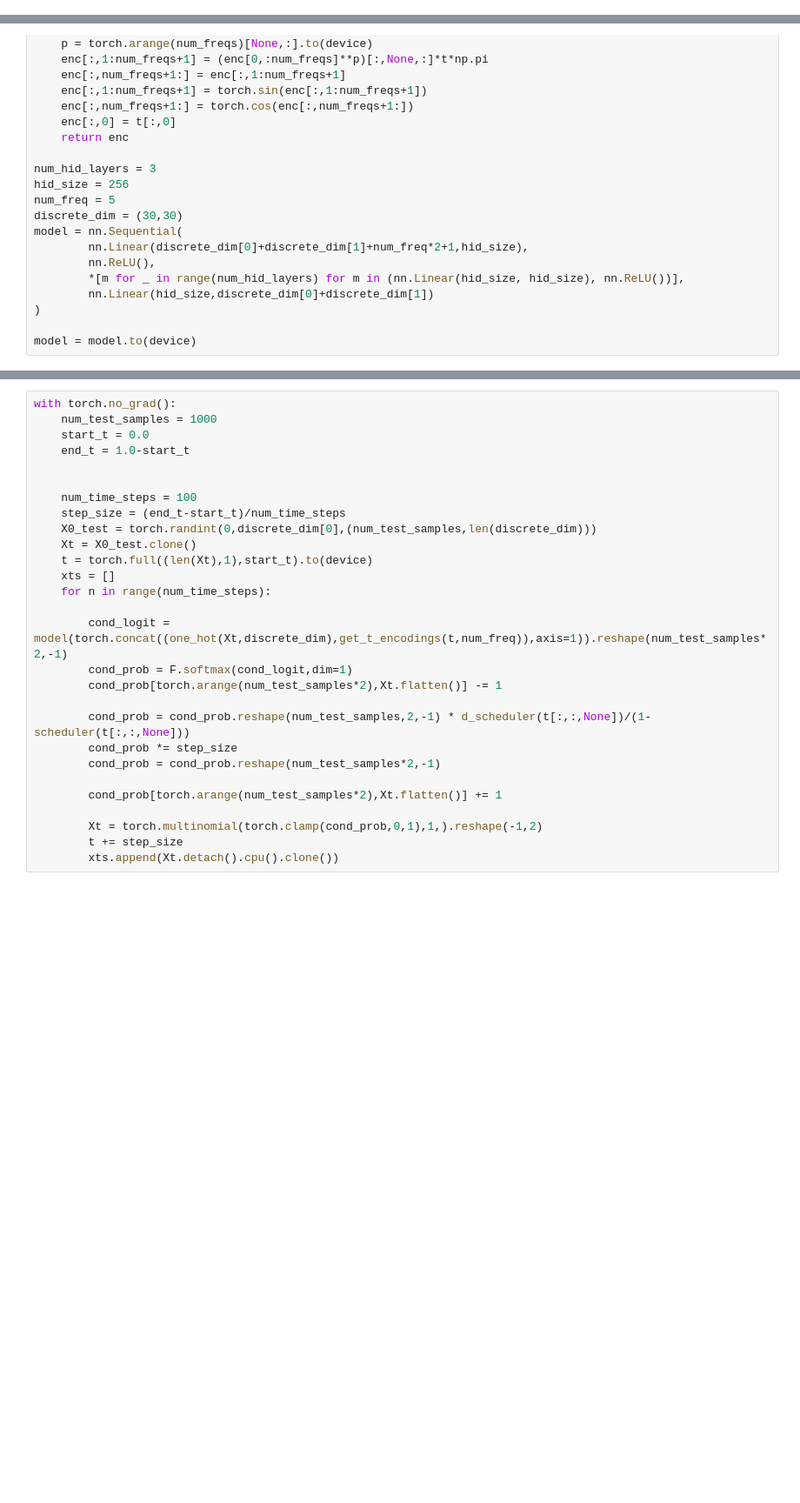
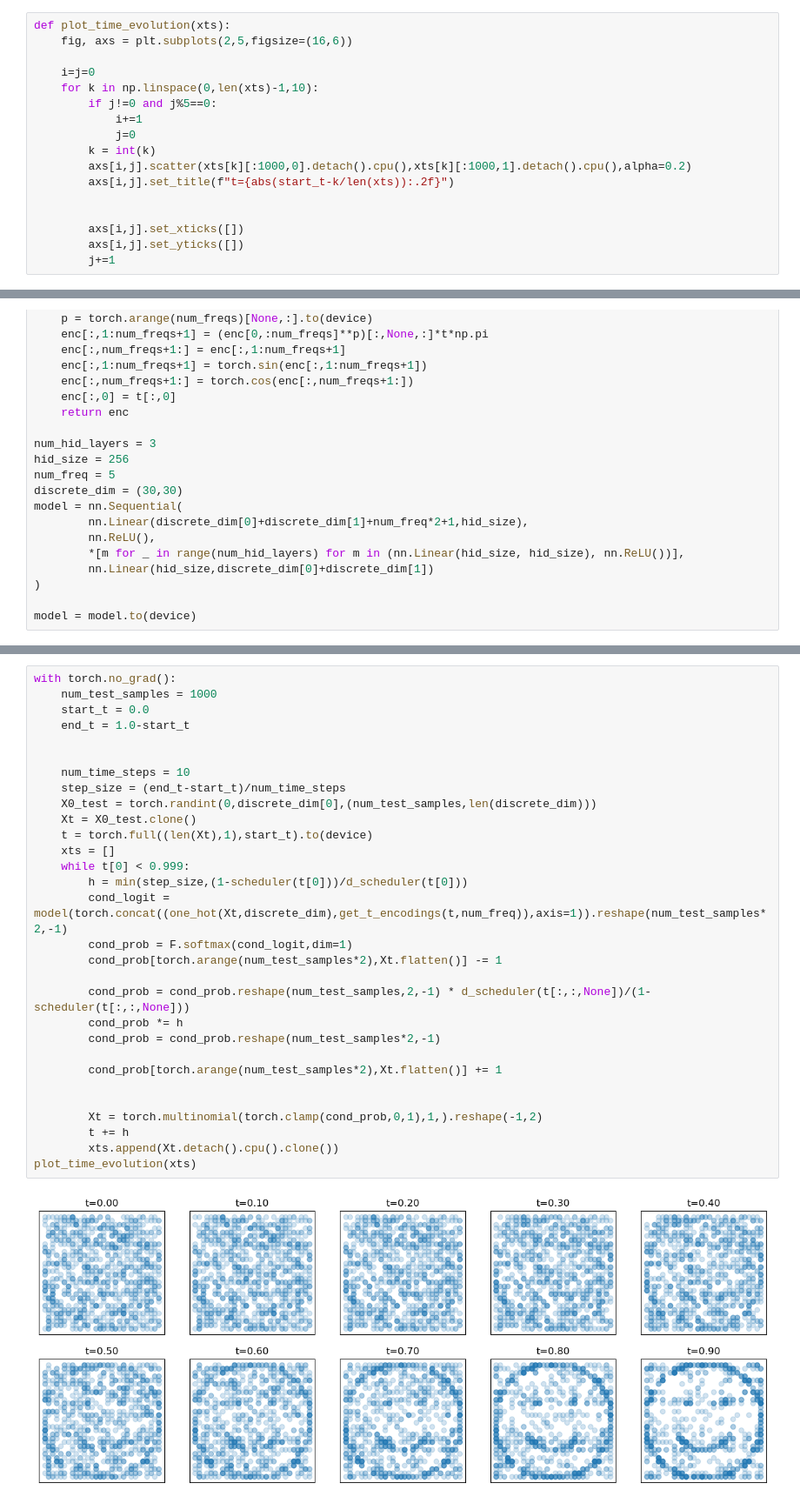
Before and after one commit to SwikarGautam/Score-and-flows, a Jupyter notebook: Discrete_flow_matching.ipynb, the cells around one changed output, grey strips where cells are left out. Shown at 87% size. Saved outputs shown, nothing was run; the diff lists cells and outputs as text; blank space fills up the shorter version.

```diff
--- a/Discrete_flow_matching.ipynb
+++ b/Discrete_flow_matching.ipynb
@@ -86,6 +86,23 @@ def cosine_scheduler(t):
 
 def d_cosine_scheduler(t):
     return (np.pi/2)*torch.sin(t*np.pi/2)
+# %%
+def plot_time_evolution(xts):
+    fig, axs = plt.subplots(2,5,figsize=(16,6))
+
+    i=j=0
+    for k in np.linspace(0,len(xts)-1,10):
+        if j!=0 and j%5==0:
+            i+=1
+            j=0
+        k = int(k)
+        axs[i,j].scatter(xts[k][:1000,0].detach().cpu(),xts[k][:1000,1].detach().cpu(),alpha=0.2)
+        axs[i,j].set_title(f"t={abs(start_t-k/len(xts)):.2f}")
+
+
+        axs[i,j].set_xticks([])
+        axs[i,j].set_yticks([])
+        j+=1
 # %%
 def get_t_encodings(t,num_freqs):
 
@@ -172,28 +189,32 @@ epoch:980 loss: 0.11222983566778047
 # %%
 with torch.no_grad():
     num_test_samples = 1000
     start_t = 0.0
     end_t = 1.0-start_t
 
 
-    num_time_steps = 100
+    num_time_steps = 10
     step_size = (end_t-start_t)/num_time_steps
     X0_test = torch.randint(0,discrete_dim[0],(num_test_samples,len(discrete_dim)))
     Xt = X0_test.clone()
     t = torch.full((len(Xt),1),start_t).to(device)
     xts = []
-    for n in range(num_time_steps):
-
+    while t[0] < 0.999:
+        h = min(step_size,(1-scheduler(t[0]))/d_scheduler(t[0]))
         cond_logit = model(torch.concat((one_hot(Xt,discrete_dim),get_t_encodings(t,num_freq)),axis=1)).reshape(num_test_samples*2,-1)
         cond_prob = F.softmax(cond_logit,dim=1)
         cond_prob[torch.arange(num_test_samples*2),Xt.flatten()] -= 1
 
         cond_prob = cond_prob.reshape(num_test_samples,2,-1) * d_scheduler(t[:,:,None])/(1-scheduler(t[:,:,None]))
-        cond_prob *= step_size
+        cond_prob *= h
         cond_prob = cond_prob.reshape(num_test_samples*2,-1)
 
         cond_prob[torch.arange(num_test_samples*2),Xt.flatten()] += 1
 
+
         Xt = torch.multinomial(torch.clamp(cond_prob,0,1),1,).reshape(-1,2)
-        t += step_size
+        t += h
         xts.append(Xt.detach().cpu().clone())
+plot_time_evolution(xts)
+# %% [output]
+[figure, added]
```
Also changed, not shown: parts of 8 cells of this notebook.
